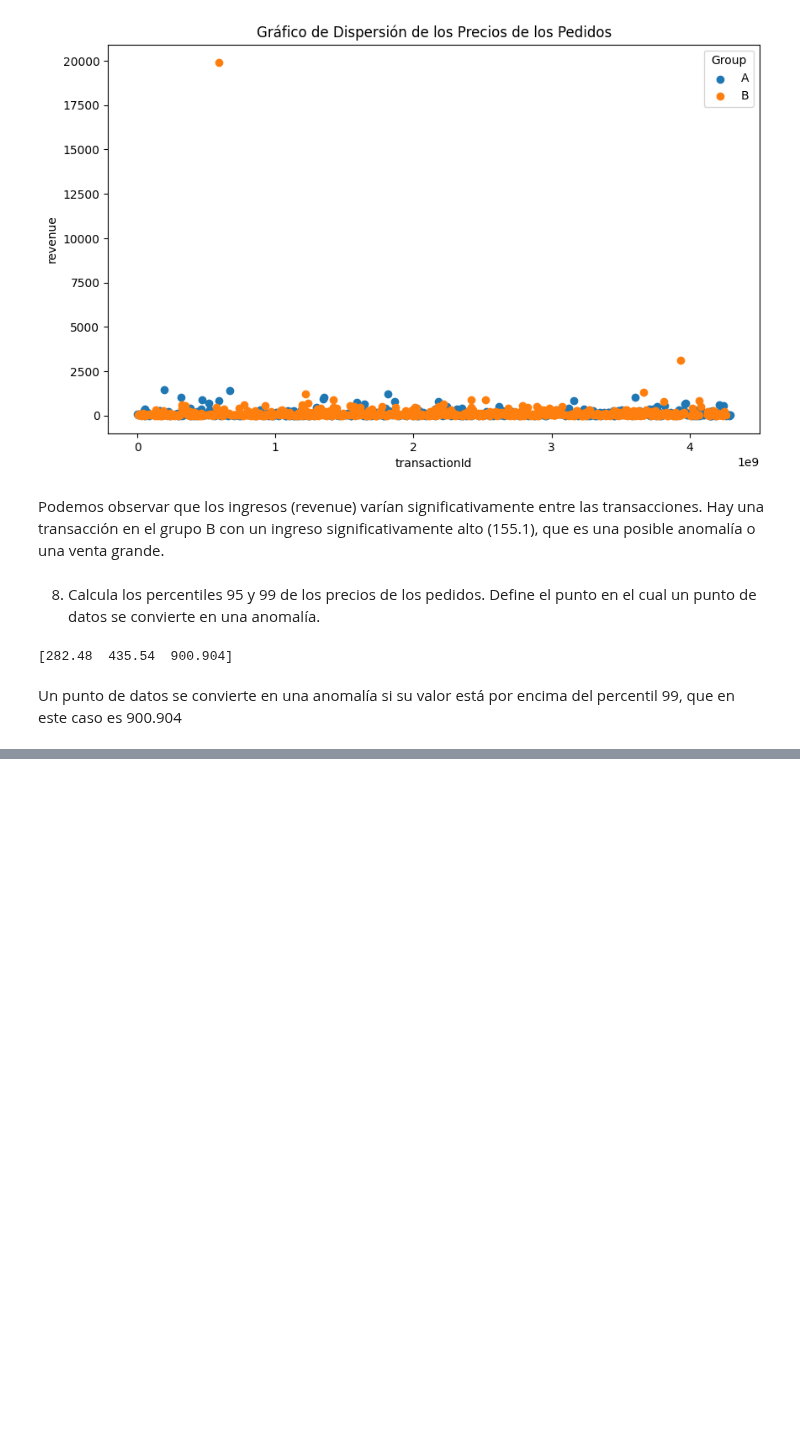
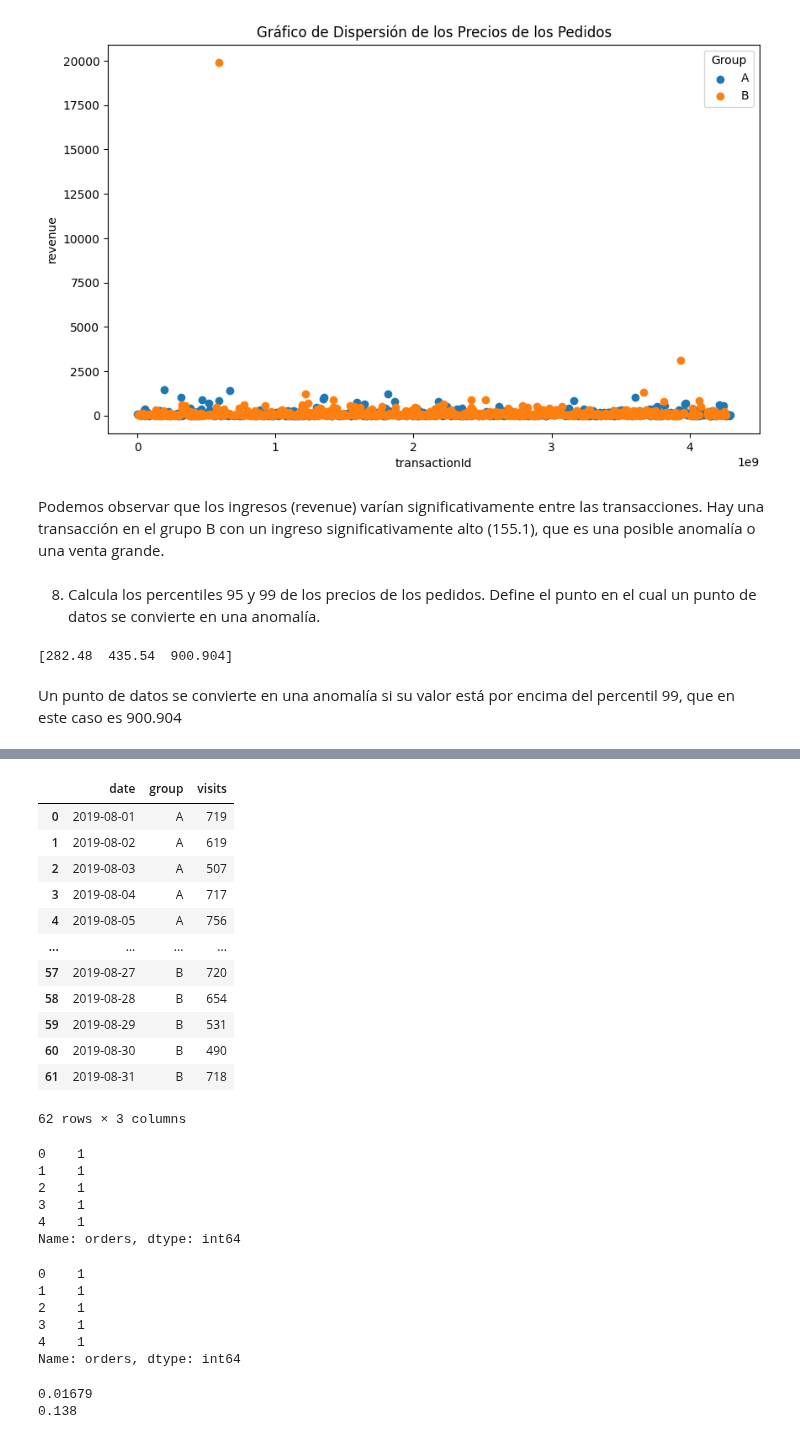
Before and after one commit to Dussand/testAB, a Jupyter notebook: pruebasAB.ipynb, the cells around one changed output, grey strips where cells are left out. Drawn from its saved outputs; the diff is of its cells as text; code cells hidden in the pictures; blank space fills up the shorter version.

```diff
--- a/pruebasAB.ipynb
+++ b/pruebasAB.ipynb
@@ -485,0 +525,43 @@ Un punto de datos se convierte en una anomalía si su valor está por encima del
+# %%
+visits_df
+# %% [output]
+|  | date | group | visits |
+| 0 | 2019-08-01 | A | 719 |
+| 1 | 2019-08-02 | A | 619 |
+| 2 | 2019-08-03 | A | 507 |
+| 3 | 2019-08-04 | A | 717 |
+| 4 | 2019-08-05 | A | 756 |
+| ... | ... | ... | ... |
+| 57 | 2019-08-27 | B | 720 |
+| 58 | 2019-08-28 | B | 654 |
+| 59 | 2019-08-29 | B | 531 |
+| 60 | 2019-08-30 | B | 490 |
+| 61 | 2019-08-31 | B | 718 |
+62 rows × 3 columns
+# %%
+sampleA = pd.concat([ordersByUsersA['orders'],pd.Series(0, index=np.arange(visits_df[visits_df['group']=='A']['visits'].sum() - len(ordersByUsersA['orders'])), name='orders')],axis=0)
+sampleA.head()
+# %% [output]
+0    1
+1    1
+2    1
+3    1
+4    1
+Name: orders, dtype: int64
+# %%
+sampleB = pd.concat([ordersByUsersB['orders'],pd.Series(0, index=np.arange(visits_df[visits_df['group']=='B']['visits'].sum() - len(ordersByUsersB['orders'])), name='orders')],axis=0)
+sampleB.head()
+# %% [output]
+0    1
+1    1
+2    1
+3    1
+4    1
+Name: orders, dtype: int64
+# %%
+print("{0:.5f}".format(stats.mannwhitneyu(sampleA, sampleB)[1]))
+
+print("{0:.3f}".format(sampleB.mean()/sampleA.mean()-1))
+# %% [output]
+0.01679
+0.138
```
Also changed, not shown: parts of 27 cells of this notebook.
